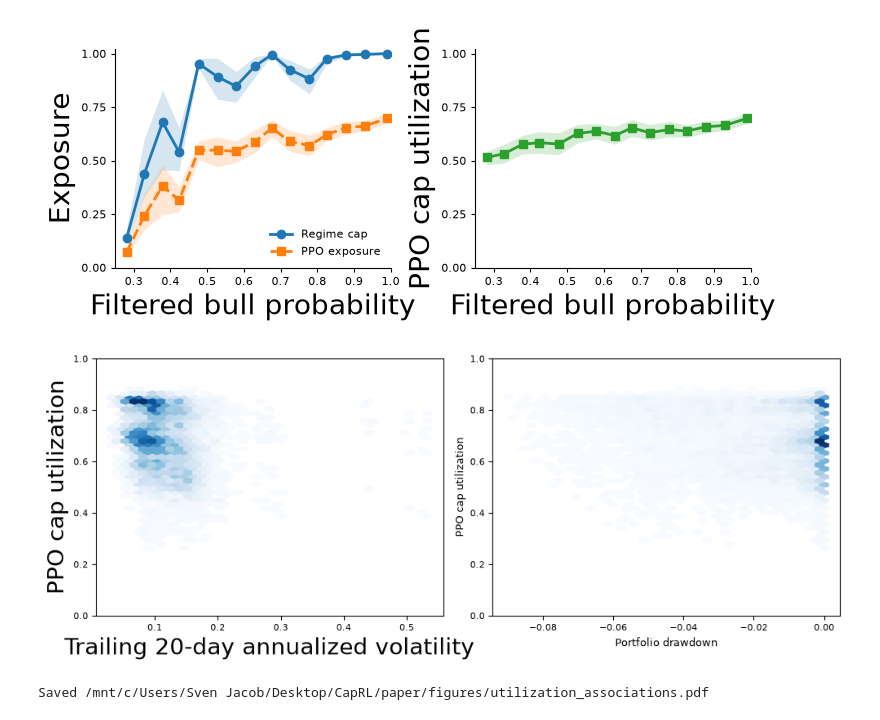
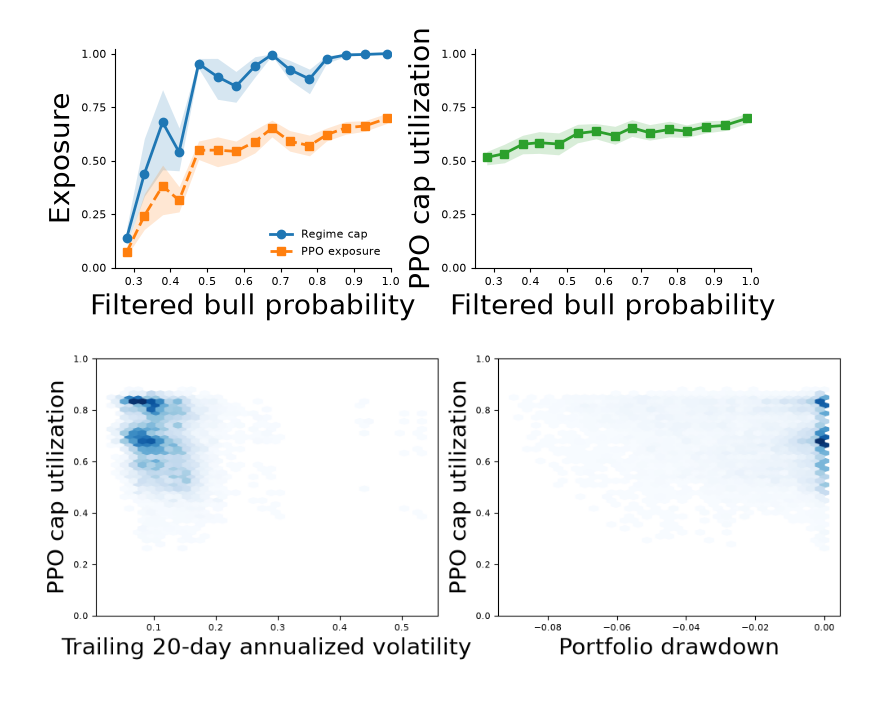
Before and after one commit to jsve96/CapRL, a Jupyter notebook: notebooks/plots.ipynb, the cells around one changed output. Cells and saved outputs as stored; diff of their text form; code cells hidden in the pictures.

Commit message:
plots

```diff
--- a/notebooks/plots.ipynb
+++ b/notebooks/plots.ipynb
@@ -671,36 +667,34 @@ axes[0].hexbin(
     positive_cap["realized_vol_20d"],
     positive_cap["raw_action"],
     gridsize=35,
     mincnt=1,
     cmap="Blues",
 )
 # axes[0].set(
 #     xlabel="Trailing 20-day annualized volatility",
 #     ylabel="PPO cap utilization", xlabel_kw={"fontsize": 20},
 #     ylabel_kw={"fontsize": 20}
 # )
 axes[0].set_xlabel("Trailing 20-day annualized volatility", fontsize=20)
 axes[0].set_ylabel("PPO cap utilization", fontsize=20)
 
 axes[1].hexbin(
     positive_cap["drawdown"],
     positive_cap["raw_action"],
     gridsize=35,
     mincnt=1,
     cmap="Blues",
 )
-axes[1].set(
-    xlabel="Portfolio drawdown", ylabel="PPO cap utilization"
-)
+# axes[1].set(
+#     xlabel="Portfolio drawdown", ylabel="PPO cap utilization"
+# )
 axes[1].set_xlabel("Portfolio drawdown", fontsize=20)
 axes[1].set_ylabel("PPO cap utilization", fontsize=20)
 for axis in axes:
     axis.set_ylim(0, 1)
 fig.tight_layout()
 figure_path = FIGURE_DIR / "utilization_associations.pdf"
 fig.savefig(figure_path, bbox_inches="tight")
 plt.show()
-print(f"Saved {figure_path}")
 # %% [output]
-[figure, old version]
+[figure, new version]
-Saved /mnt/c/Users/Sven Jacob/Desktop/CapRL/paper/figures/utilization_associations.pdf
```
Also changed, not shown: parts of 1 cell of this notebook.
